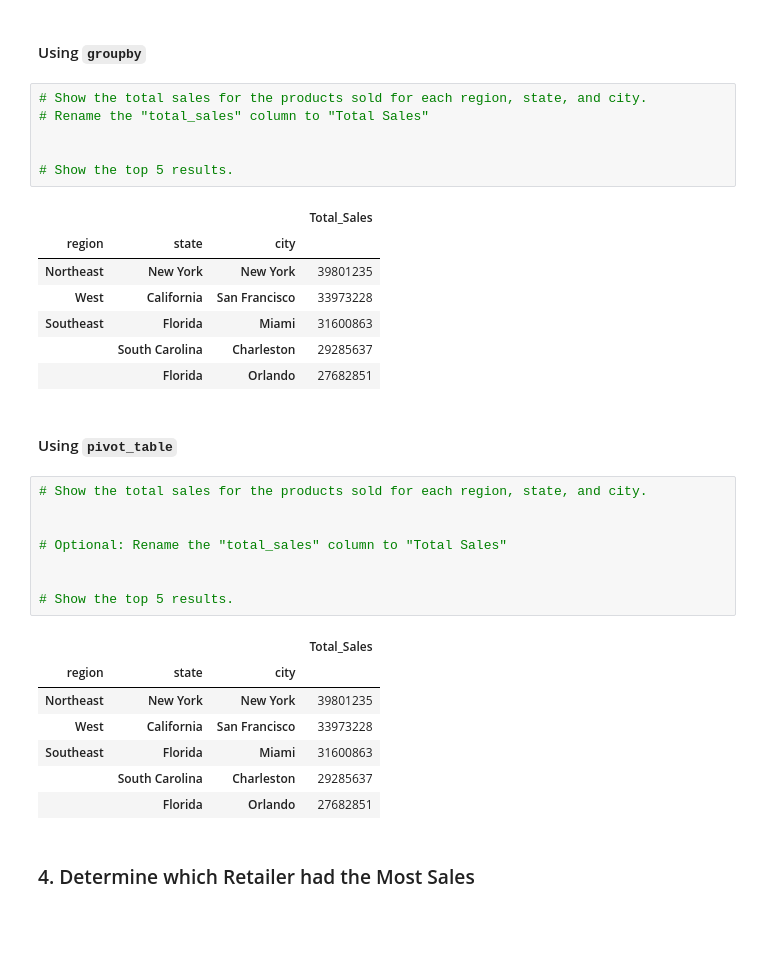
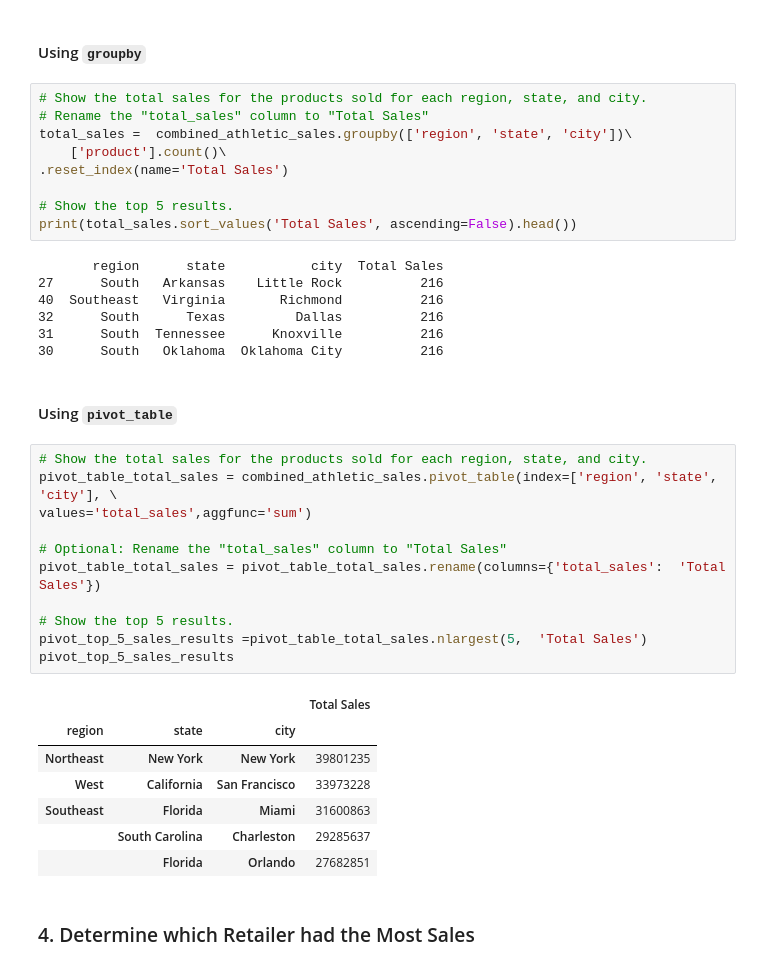
Before and after one commit to RogerNavA13/athletic_sales_analysis, a Jupyter notebook: Starter_Code/athletic_sales_analysis.ipynb, the cells around one changed output. Drawn from its saved outputs; the diff is of its cells as text; blank space fills up the shorter version.

```diff
--- a/Starter_Code/athletic_sales_analysis.ipynb
+++ b/Starter_Code/athletic_sales_analysis.ipynb
@@ -240,29 +238,34 @@ memory usage: 904.2+ KB
 # %%
 # Show the total sales for the products sold for each region, state, and city.
 # Rename the "total_sales" column to "Total Sales"
-
+total_sales =  combined_athletic_sales.groupby(['region', 'state', 'city'])\
+    ['product'].count()\
+.reset_index(name='Total Sales')
 
 # Show the top 5 results.
+print(total_sales.sort_values('Total Sales', ascending=False).head())
 # %% [output]
-|  |  |  | Total_Sales |
-| region | state | city |  |
-| Northeast | New York | New York | 39801235 |
-| West | California | San Francisco | 33973228 |
-| Southeast | Florida | Miami | 31600863 |
-|  | South Carolina | Charleston | 29285637 |
-|  | Florida | Orlando | 27682851 |
+       region      state           city  Total Sales
+27      South   Arkansas    Little Rock          216
+40  Southeast   Virginia       Richmond          216
+32      South      Texas         Dallas          216
+31      South  Tennessee      Knoxville          216
+30      South   Oklahoma  Oklahoma City          216
 # %% [markdown]
 #### Using `pivot_table`
 # %%
 # Show the total sales for the products sold for each region, state, and city.
-
+pivot_table_total_sales = combined_athletic_sales.pivot_table(index=['region', 'state', 'city'], \
+values='total_sales',aggfunc='sum')
 
 # Optional: Rename the "total_sales" column to "Total Sales"
-
+pivot_table_total_sales = pivot_table_total_sales.rename(columns={'total_sales':  'Total Sales'})
 
 # Show the top 5 results.
+pivot_top_5_sales_results =pivot_table_total_sales.nlargest(5,  'Total Sales')
+pivot_top_5_sales_results
 # %% [output]
-|  |  |  | Total_Sales |
+|  |  |  | Total Sales |
 | region | state | city |  |
 | Northeast | New York | New York | 39801235 |
 | West | California | San Francisco | 33973228 |
```
Also changed, not shown: parts of 12 cells of this notebook.
